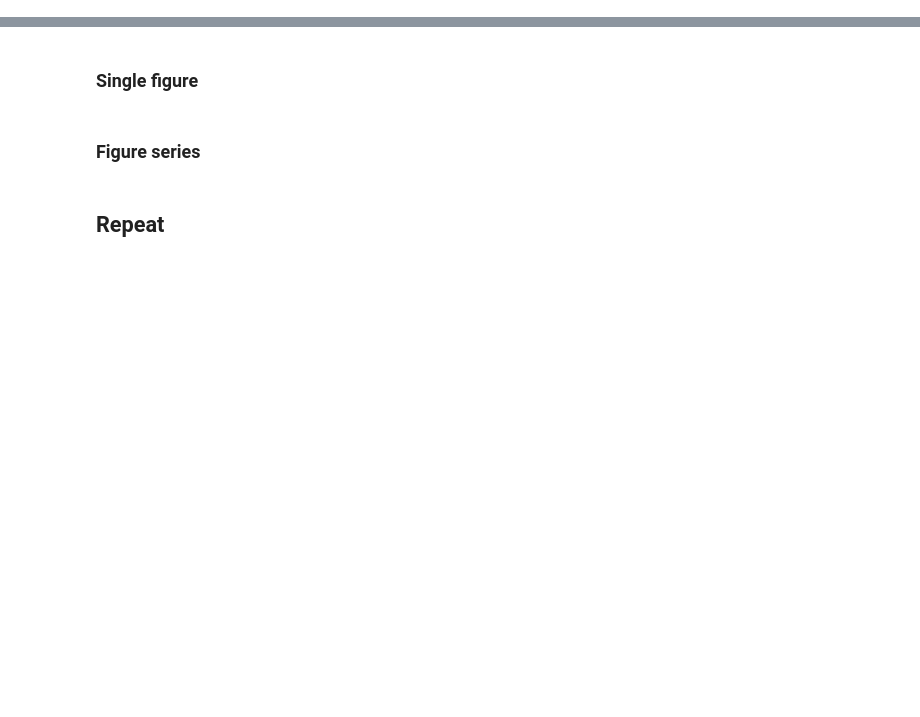
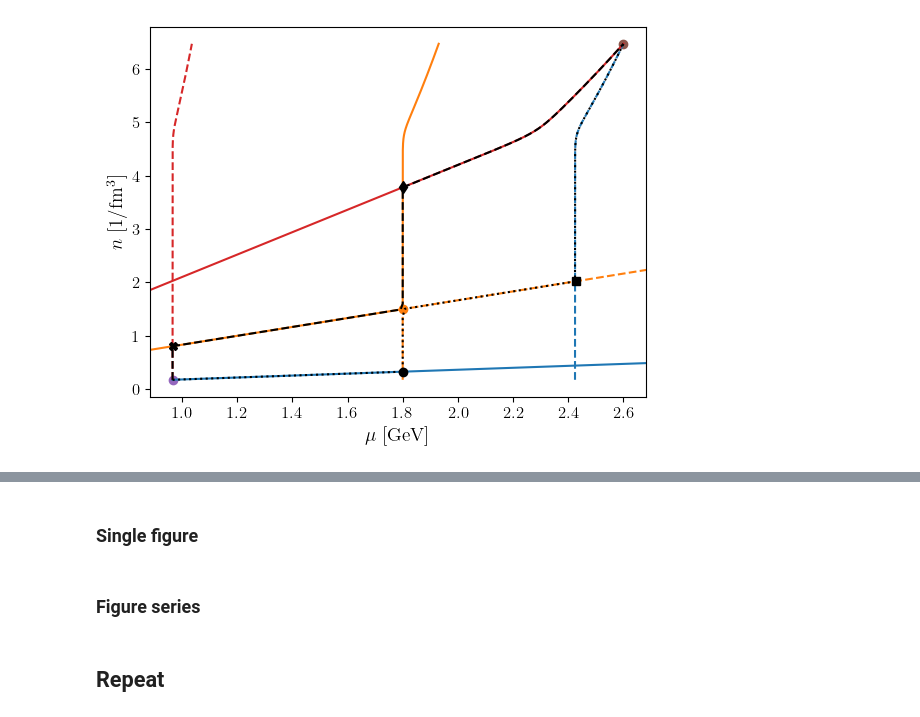
Before and after one commit to eliotfinch/pqcd, a Jupyter notebook: notebooks/generate_eos.ipynb, the cells around one changed output, grey strips where cells are left out. Drawn from its saved outputs; the diff is of its cells as text; code cells hidden in the pictures; blank space fills up the shorter version.

```diff
--- a/notebooks/generate_eos.ipynb
+++ b/notebooks/generate_eos.ipynb
@@ -405,8 +530,8 @@ ax.plot(muH, nH, 'o', c='C5')
 xlim = ax.get_xlim()
 ylim = ax.get_ylim()
 
-mu_max_L = mu_from_cs2(n_array, I_max_array, muL, nL)
-mu_max_H = mu_from_cs2(n_array, I_min_array, muH, nH)
+mu_max_L = mu_from_cs2(n_array, J_max_array, muL, nL)
+mu_min_H = mu_from_cs2(n_array, J_min_array, muH, nH)
 
 ax.plot(
     mu_max_L,
@@ -415,17 +540,17 @@ ax.plot(
 )
 
 ax.plot(
-    mu_max_H,
+    mu_min_H,
     n_array,
     c='C0',
     ls='--'
 )
 
-mu_min_L = mu_from_cs2(n_array, I_min_array, muL, nL)
-mu_min_H = mu_from_cs2(n_array, I_max_array, muH, nH)
+mu_min_L = mu_from_cs2(n_array, J_min_array, muL, nL)
+mu_max_H = mu_from_cs2(n_array, J_max_array, muH, nH)
 
 ax.plot(
-    mu_min_H,
+    mu_max_H,
     n_array,
     c='C3'
 )
@@ -440,8 +565,8 @@ ax.plot(
 mu0, n0 = 1.8, 1.5
 ax.plot(mu0, n0, 'o', c='C1')
 
-mu_0_I_max = mu_from_cs2(n_array, I_max_array, mu0, n0)
-mu_0_I_min = mu_from_cs2(n_array, I_min_array, mu0, n0)
+mu_0_I_max = mu_from_cs2(n_array, J_max_array, mu0, n0)
+mu_0_I_min = mu_from_cs2(n_array, J_min_array, mu0, n0)
 
 mu_0_min = np.concatenate((mu_0_I_max[mu_0_I_max < mu0], mu_0_I_min[mu_0_I_min > mu0]))
 n_0_min = np.concatenate((n_array[mu_0_I_max < mu0], n_array[mu_0_I_min > mu0]))
@@ -463,7 +588,7 @@ ax.plot(
 )
 
 min_p_cross_index_2 = np.argmin(np.abs(
-    mu_0_I_max - mu_max_H
+    mu_0_I_max - mu_min_H
 ))
 ax.plot(
     mu_0_I_max[min_p_cross_index_2],
@@ -472,7 +597,7 @@ ax.plot(
 )
 
 max_p_cross_index_1 = np.argmin(np.abs(
-    mu_0_I_min - mu_min_H
+    mu_0_I_min - mu_max_H
 ))
 ax.plot(
     mu_0_I_min[max_p_cross_index_1],
@@ -494,38 +619,40 @@ mask = (n_0_max > n_array[min_p_cross_index_1]) & (mu_0_max < mu_0_I_max[min_p_c
 mu_min_p = np.concatenate((
     mu_max_L[mu_max_L < mu0],
     mu_0_max[mask],
-    mu_max_H[min_p_cross_index_2:]
+    mu_min_H[min_p_cross_index_2:]
 ))
 
 n_min_p = np.concatenate((
     n_array[mu_max_L < mu0],
     n_0_max[mask],
     n_array[min_p_cross_index_2:]
 ))
 
 ax.plot(mu_min_p, n_min_p, c='k', ls=':')
 
 mask = (mu_0_min > mu_0_I_max[max_p_cross_index_2]) & (n_0_min < n_array[max_p_cross_index_1])
 
 mu_max_p = np.concatenate((
     mu_min_L[:max_p_cross_index_2],
     mu_0_min[mask],
-    mu_min_H[max_p_cross_index_1:]
+    mu_max_H[max_p_cross_index_1:]
 ))
 
 n_max_p = np.concatenate((
     n_array[:max_p_cross_index_2],
     n_0_min[mask],
     n_array[max_p_cross_index_1:]
 ))
 
 ax.plot(mu_max_p, n_max_p, c='k', ls='--')
 
 ax.set_xlim(xlim)
 ax.set_ylim(ylim)
 
 ax.set_xlabel(r'$\mu$ [GeV]')
 _ = ax.set_ylabel(r'$n$ [1/fm$^3$]')
+# %% [output]
+[figure, added]
 # %%
 Deltap = pH - pL
 
```
Also changed, not shown: parts of 35 cells of this notebook.
